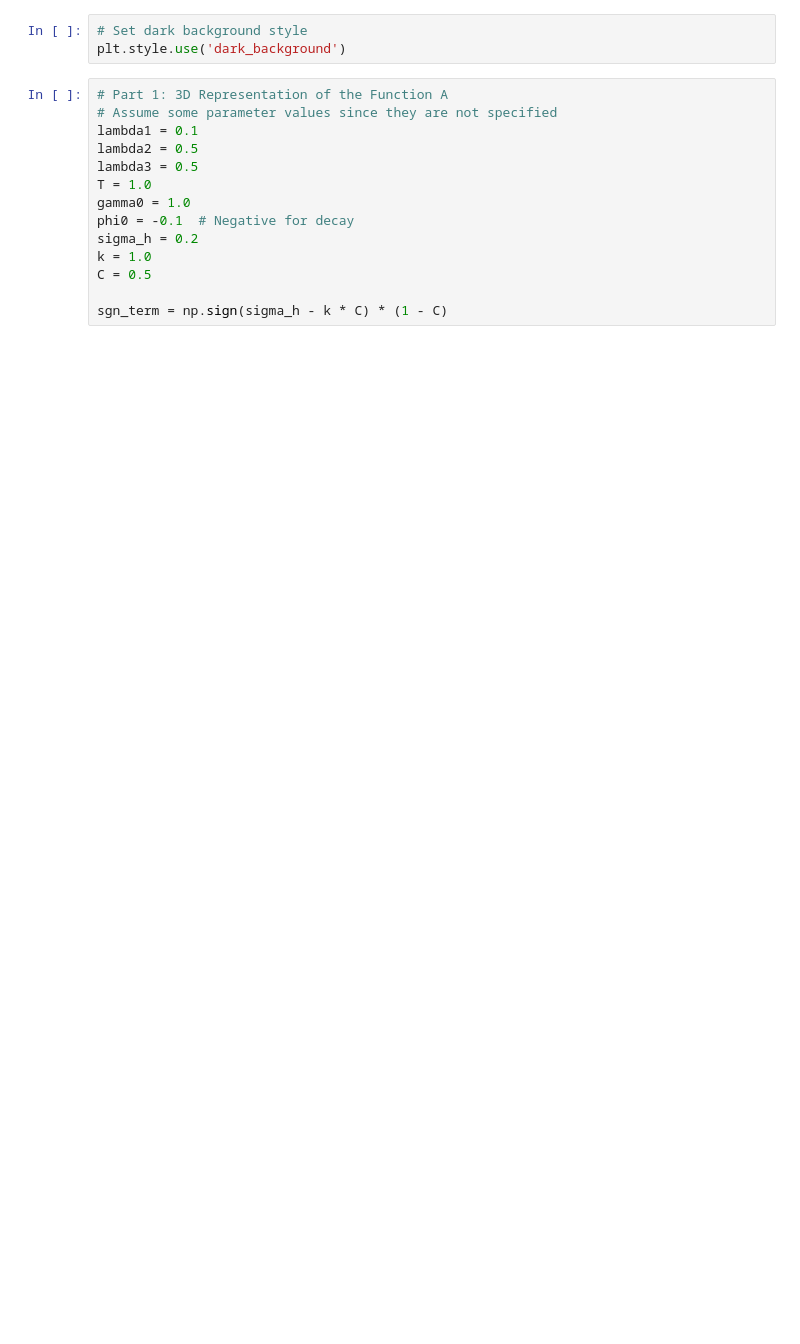
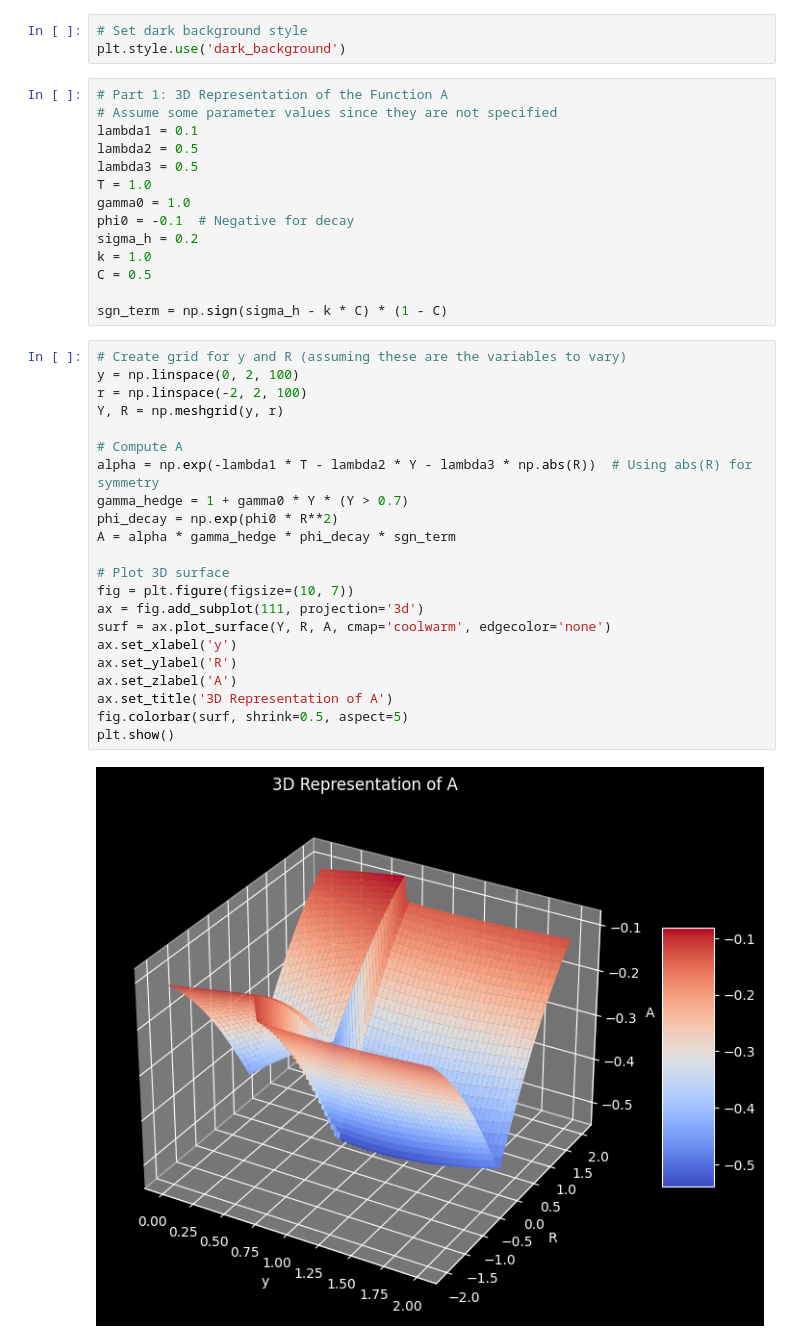
Before and after one commit to Storm00212/QUANT, a Jupyter notebook: Markhov_model.ipynb, the cells around one changed output. Saved outputs shown, nothing was run; the diff lists cells and outputs as text; blank space fills up the shorter version.

```diff
--- a/Markhov_model.ipynb
+++ b/Markhov_model.ipynb
@@ -43,3 +43,27 @@ k = 1.0
 C = 0.5
 
 sgn_term = np.sign(sigma_h - k * C) * (1 - C)
+# %%
+# Create grid for y and R (assuming these are the variables to vary)
+y = np.linspace(0, 2, 100)
+r = np.linspace(-2, 2, 100)
+Y, R = np.meshgrid(y, r)
+
+# Compute A
+alpha = np.exp(-lambda1 * T - lambda2 * Y - lambda3 * np.abs(R))  # Using abs(R) for symmetry
+gamma_hedge = 1 + gamma0 * Y * (Y > 0.7)
+phi_decay = np.exp(phi0 * R**2)
+A = alpha * gamma_hedge * phi_decay * sgn_term
+
+# Plot 3D surface
+fig = plt.figure(figsize=(10, 7))
+ax = fig.add_subplot(111, projection='3d')
+surf = ax.plot_surface(Y, R, A, cmap='coolwarm', edgecolor='none')
+ax.set_xlabel('y')
+ax.set_ylabel('R')
+ax.set_zlabel('A')
+ax.set_title('3D Representation of A')
+fig.colorbar(surf, shrink=0.5, aspect=5)
+plt.show()
+# %% [output]
+[figure, added]
```
